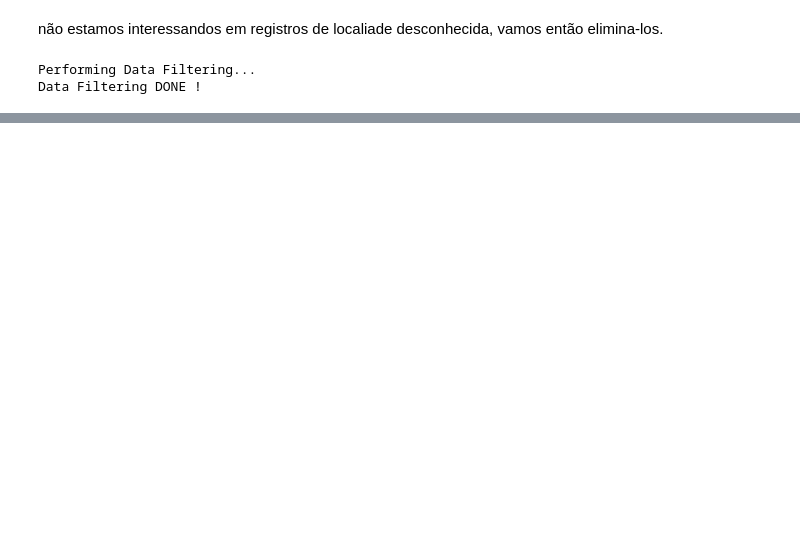
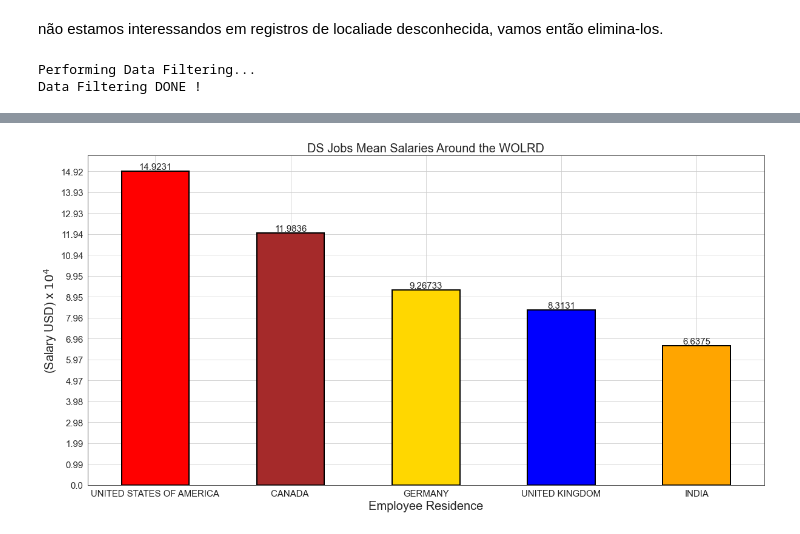
Before and after one commit to lucasvittal2/data_science_job_market_analysis, a Jupyter notebook: SprintI_counting_the_history.ipynb, the cells around one changed output, grey strips where cells are left out. Saved outputs shown, nothing was run; the diff lists cells and outputs as text; code cells hidden in the pictures; blank space fills up the shorter version.

```diff
--- a/SprintI_counting_the_history.ipynb
+++ b/SprintI_counting_the_history.ipynb
@@ -1250,0 +1655,4 @@ pre-processamento no h1bdata ok, vamos ao próximos.
+# %%
+avg_sala_per_country = salaries_world_around_df_preprocessed[['employee_residence','salary_in_usd']].groupby('employee_residence').mean().reset_index().sort_values('salary_in_usd', ascending=False)
+
+avg_sala_per_country
@@ -1250,0 +1666,36 @@ pre-processamento no h1bdata ok, vamos ao próximos.
+# %%
+employee_residence = avg_sala_per_country['employee_residence'].values
+
+
+
+
+power= 4
+scaling = 10**4
+rescaled = avg_sala_per_country.copy()
+rescaled['salary_in_usd'] = avg_sala_per_country['salary_in_usd']/scaling
+nticks = 15
+max_avg_sal =  rescaled['salary_in_usd'].max()
+step = max_avg_sal/nticks
+range_sal = np.arange(0, max_avg_sal + step, step)
+
+
+ax = rescaled.plot(x = 'employee_residence',y = 'salary_in_usd' ,kind='bar', figsize=(20,10), color=['red', 'brown','gold','blue','orange'], legend=False, linewidth=2, edgecolor='black')
+
+ax.set_title("DS Jobs Mean Salaries Around the WOLRD", fontsize=20)
+ax.set_yticks(range_sal)
+ax.set_yticklabels([str(round(sal,2)) for sal in range_sal]    ,fontsize=15)
+
+
+
+
+ax.set_ylabel(f"(Salary USD) x $10^{power}$", fontsize=20)
+ax.set_xlabel("Employee Residence", fontsize = 20)
+
+for i, bar in enumerate(ax.containers):
+
+  ax.bar_label(bar, label='$ %.2f'%(float(rescaled['salary_in_usd'].values.flat[i])), label_type='edge', fontsize=15)
+
+plt.xticks(rotation=0, fontsize=15)
+plt.grid()
+# %% [output]
+[figure, added]
```
Also changed, not shown: parts of 82 cells of this notebook, 3 other files.
